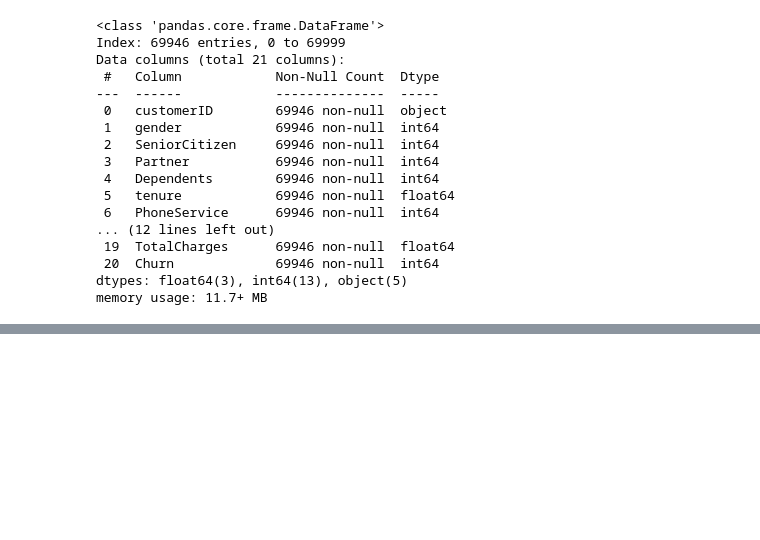
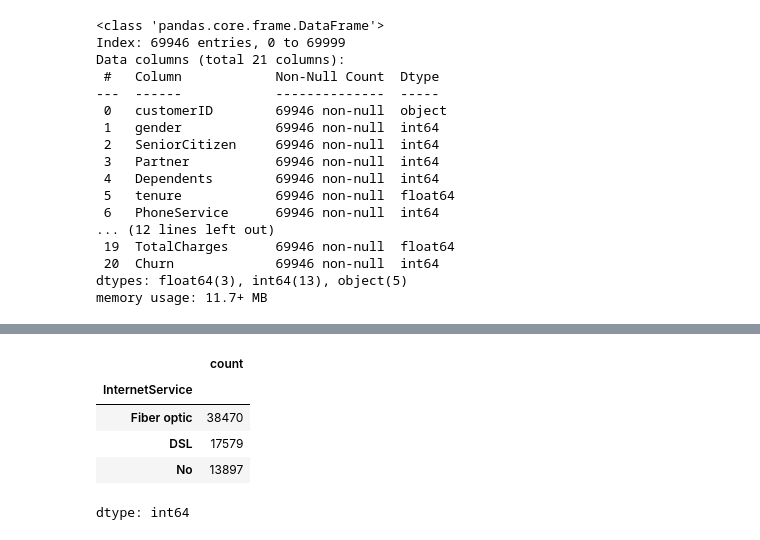
Before and after one commit to linda-bsharat/telco-customer-churn-prediction, a Jupyter notebook: notebooks/01_data_cleaning_and_eda.ipynb, the cells around one changed output, grey strips where cells are left out. Cells and saved outputs as stored; diff of their text form; code cells hidden in the pictures; blank space fills up the shorter version.

```diff
--- a/notebooks/01_data_cleaning_and_eda.ipynb
+++ b/notebooks/01_data_cleaning_and_eda.ipynb
@@ -516,0 +524,4 @@ dtype: int64
+# %%
+mask = (df['PhoneService'] == 1) & (df['MultipleLines'] == 'No phone service')
+df.loc[mask, 'MultipleLines'] = 'No'
+print(f'Fixed {mask.sum()} inconsistent rows')
@@ -516,0 +560,9 @@ dtype: int64
+# %%
+df["InternetService"].value_counts()
+# %% [output]
+|  | count |
+| InternetService |  |
+| Fiber optic | 38470 |
+| DSL | 17579 |
+| No | 13897 |
+dtype: int64
```
Also changed, not shown: parts of 13 cells of this notebook.
